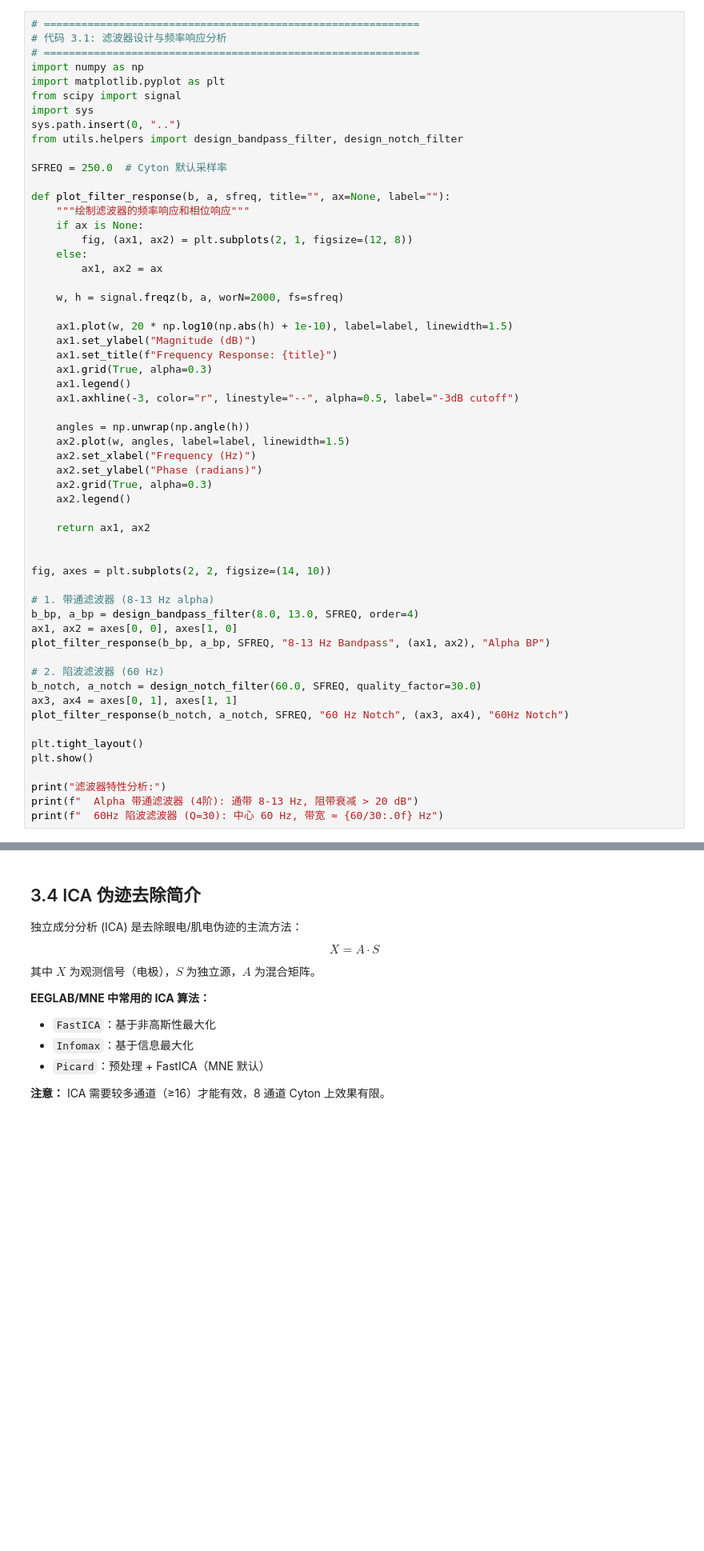
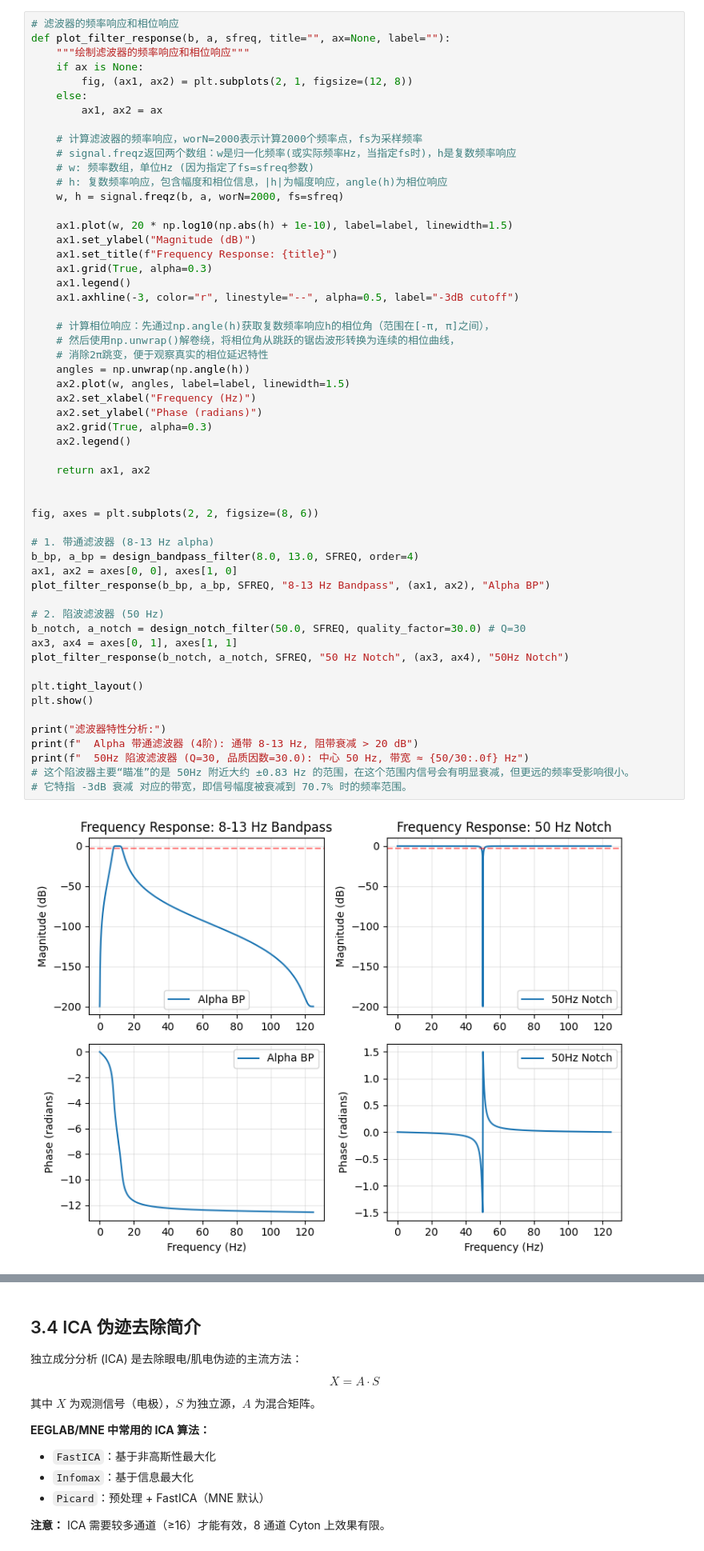
Before and after one commit to usstziyi/openbci-4, a Jupyter notebook: notebooks/unit_03_signal_processing.ipynb, the cells around one changed output, grey strips where cells are left out. Shown at 80% size. Drawn from its saved outputs; the diff is of its cells as text; blank space fills up the shorter version.

```diff
--- a/notebooks/unit_03_signal_processing.ipynb
+++ b/notebooks/unit_03_signal_processing.ipynb
@@ -38,16 +83,5 @@
 # %%
-# ============================================================
-# 代码 3.1: 滤波器设计与频率响应分析
-# ============================================================
-import numpy as np
-import matplotlib.pyplot as plt
-from scipy import signal
-import sys
-sys.path.insert(0, "..")
-from utils.helpers import design_bandpass_filter, design_notch_filter
-
-SFREQ = 250.0  # Cyton 默认采样率
-
+# 滤波器的频率响应和相位响应
 def plot_filter_response(b, a, sfreq, title="", ax=None, label=""):
     """绘制滤波器的频率响应和相位响应"""
     if ax is None:
@@ -55,40 +89,51 @@ def plot_filter_response(b, a, sfreq, title="", ax=None, label=""):
     else:
         ax1, ax2 = ax
 
+    # 计算滤波器的频率响应，worN=2000表示计算2000个频率点，fs为采样频率
+    # signal.freqz返回两个数组：w是归一化频率(或实际频率Hz，当指定fs时)，h是复数频率响应
+    # w: 频率数组，单位Hz (因为指定了fs=sfreq参数)
+    # h: 复数频率响应，包含幅度和相位信息，|h|为幅度响应，angle(h)为相位响应
     w, h = signal.freqz(b, a, worN=2000, fs=sfreq)
 
     ax1.plot(w, 20 * np.log10(np.abs(h) + 1e-10), label=label, linewidth=1.5)
     ax1.set_ylabel("Magnitude (dB)")
     ax1.set_title(f"Frequency Response: {title}")
     ax1.grid(True, alpha=0.3)
     ax1.legend()
     ax1.axhline(-3, color="r", linestyle="--", alpha=0.5, label="-3dB cutoff")
 
+    # 计算相位响应：先通过np.angle(h)获取复数频率响应h的相位角（范围在[-π, π]之间），
+    # 然后使用np.unwrap()解卷绕，将相位角从跳跃的锯齿波形转换为连续的相位曲线，
+    # 消除2π跳变，便于观察真实的相位延迟特性
     angles = np.unwrap(np.angle(h))
     ax2.plot(w, angles, label=label, linewidth=1.5)
     ax2.set_xlabel("Frequency (Hz)")
     ax2.set_ylabel("Phase (radians)")
     ax2.grid(True, alpha=0.3)
     ax2.legend()
 
     return ax1, ax2
 
 
-fig, axes = plt.subplots(2, 2, figsize=(14, 10))
+fig, axes = plt.subplots(2, 2, figsize=(8, 6))
 
 # 1. 带通滤波器 (8-13 Hz alpha)
 b_bp, a_bp = design_bandpass_filter(8.0, 13.0, SFREQ, order=4)
 ax1, ax2 = axes[0, 0], axes[1, 0]
 plot_filter_response(b_bp, a_bp, SFREQ, "8-13 Hz Bandpass", (ax1, ax2), "Alpha BP")
 
-# 2. 陷波滤波器 (60 Hz)
-b_notch, a_notch = design_notch_filter(60.0, SFREQ, quality_factor=30.0)
+# 2. 陷波滤波器 (50 Hz)
+b_notch, a_notch = design_notch_filter(50.0, SFREQ, quality_factor=30.0) # Q=30
 ax3, ax4 = axes[0, 1], axes[1, 1]
-plot_filter_response(b_notch, a_notch, SFREQ, "60 Hz Notch", (ax3, ax4), "60Hz Notch")
+plot_filter_response(b_notch, a_notch, SFREQ, "50 Hz Notch", (ax3, ax4), "50Hz Notch")
 
 plt.tight_layout()
 plt.show()
 
 print("滤波器特性分析:")
 print(f"  Alpha 带通滤波器 (4阶): 通带 8-13 Hz, 阻带衰减 > 20 dB")
-print(f"  60Hz 陷波滤波器 (Q=30): 中心 60 Hz, 带宽 ≈ {60/30:.0f} Hz")
+print(f"  50Hz 陷波滤波器 (Q=30, 品质因数=30.0): 中心 50 Hz, 带宽 ≈ {50/30:.0f} Hz")
+# 这个陷波器主要“瞄准”的是 50Hz 附近大约 ±0.83 Hz 的范围，在这个范围内信号会有明显衰减，但更远的频率受影响很小。
+# 它特指 -3dB 衰减 对应的带宽，即信号幅度被衰减到 70.7% 时的频率范围。
+# %% [output]
+[figure, added]
```
Also changed, not shown: parts of 10 cells of this notebook, 2 other files.
